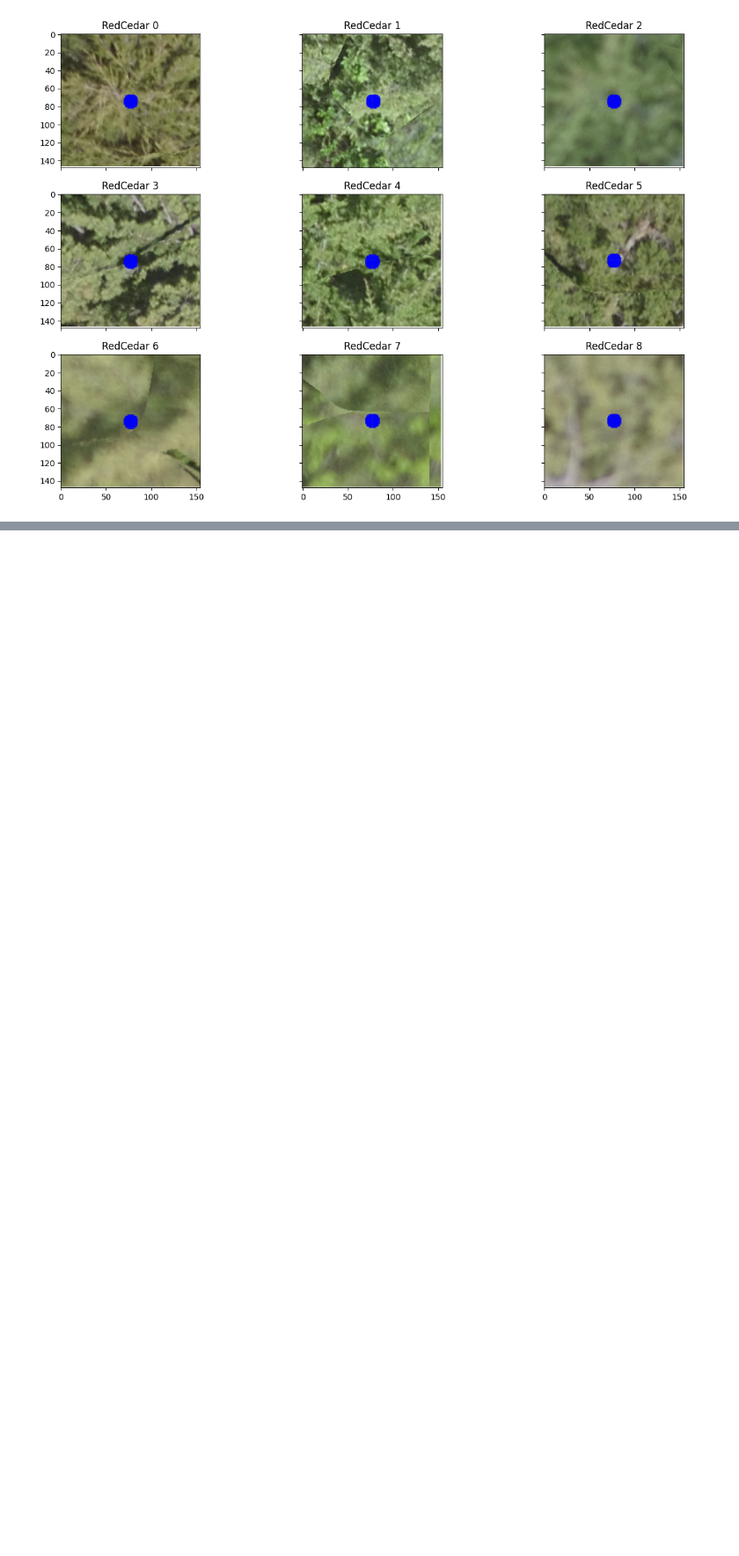
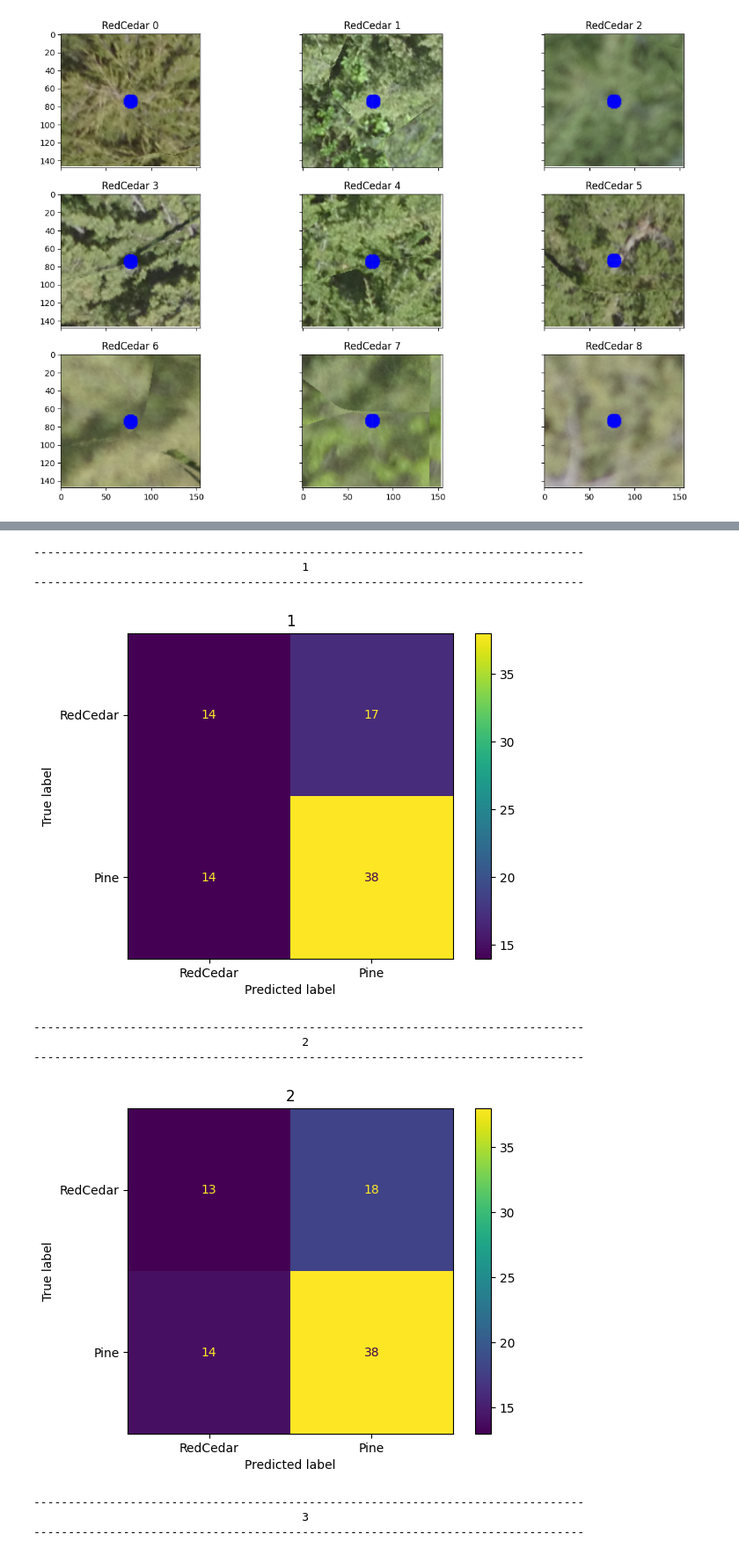
Before and after one commit to ArianeMora/remseno, a Jupyter notebook: notebooks/Figure1.ipynb, the cells around one changed output, grey strips where cells are left out. Shown at 88% size. Cells and saved outputs as stored; diff of their text form; code cells hidden in the pictures; blank space fills up the shorter version.

```diff
--- a/notebooks/Figure1.ipynb
+++ b/notebooks/Figure1.ipynb
@@ -455,0 +665,25 @@ Doesn't have a mask!
+# %%
+from sklearn.metrics import confusion_matrix
+from sklearn.metrics import confusion_matrix, ConfusionMatrixDisplay
+
+for i in [1, 2, 3, 5]:
+    u.dp([i])
+    ml_df = pd.read_csv(f'{data_dir}ML_DF_{i}.csv')
+
+    cm = confusion_matrix(ml_df['binary_label'].values, ml_df['pred'].values)
+    disp = ConfusionMatrixDisplay(confusion_matrix=cm,  display_labels=['RedCedar', 'Pine'])
+    disp.plot()
+    plt.title(f'{i}')
+    plt.show()
+# %% [output]
+--------------------------------------------------------------------------------
+                                       1
+--------------------------------------------------------------------------------
+[figure, added]
+--------------------------------------------------------------------------------
+                                       2
+--------------------------------------------------------------------------------
+[figure, added]
+--------------------------------------------------------------------------------
+                                       3
+--------------------------------------------------------------------------------
```
Also changed, not shown: parts of 32 cells of this notebook, 3 other files.
